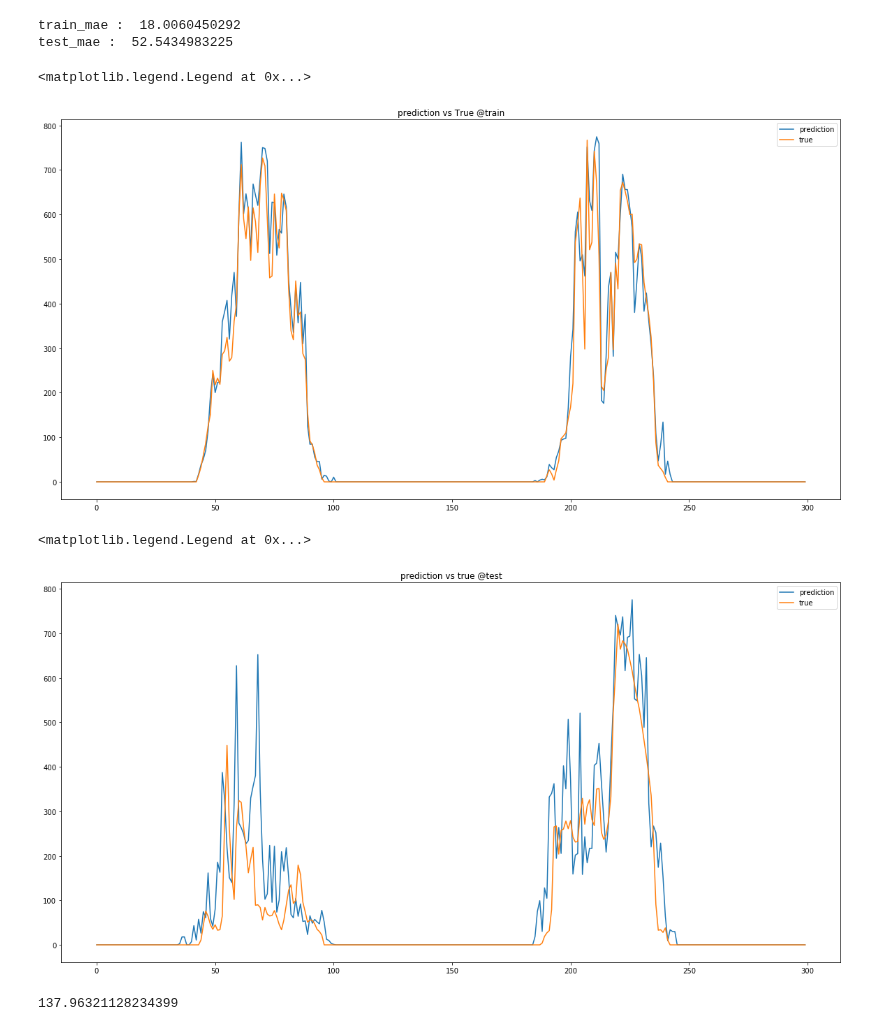
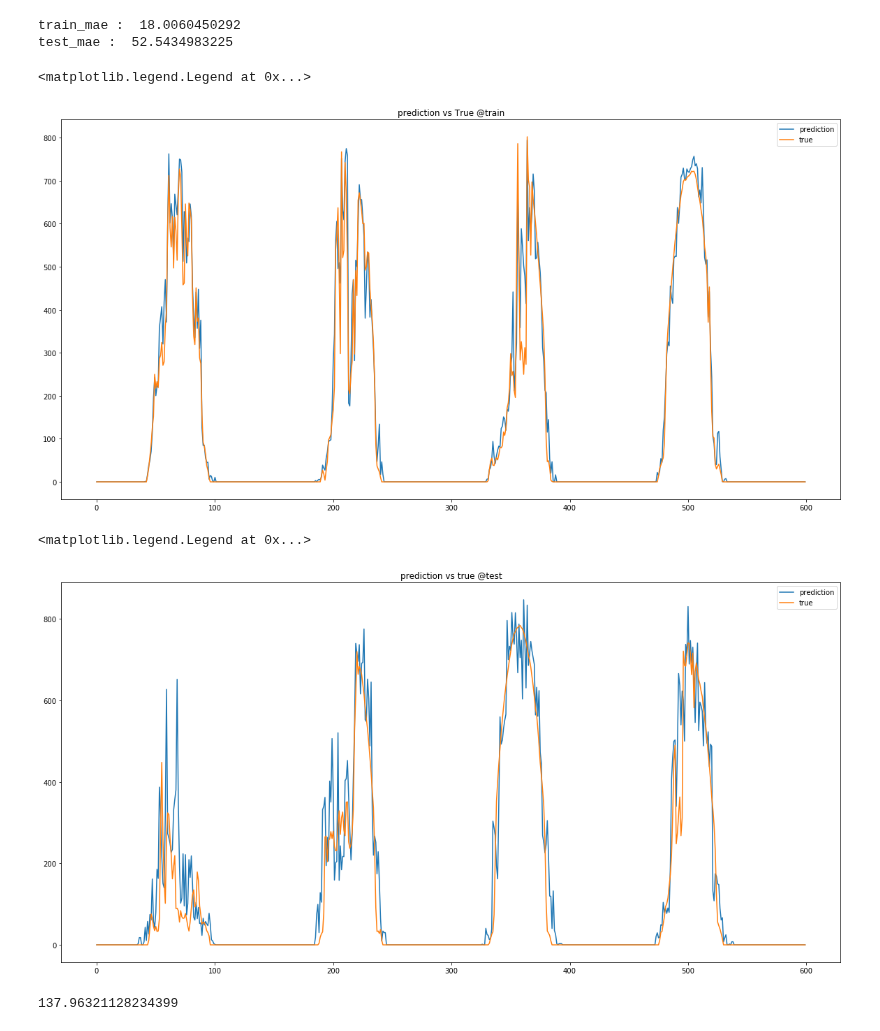
Before and after one commit to gciteam6/predict_amd, a Jupyter notebook: predict_output_by_realdata.ipynb, the cells around one changed output. Saved outputs shown, nothing was run; the diff lists cells and outputs as text; code cells hidden in the pictures.

```diff
--- a/predict_output_by_realdata.ipynb
+++ b/predict_output_by_realdata.ipynb
@@ -253,22 +251,22 @@ train_mae :  18.0060450292
 test_mae :  52.5434983225
 # %%
 plt.figure(figsize=(20, 10))
-plt.plot(Y_train_pred[0:300], label = "prediction")
-plt.plot(Y_train[0:300], label = "true")
+plt.plot(Y_train_pred[0:600], label = "prediction")
+plt.plot(Y_train[0:600], label = "true")
 plt.title("prediction vs True @train")
 plt.legend()
 # %% [output]
 <matplotlib.legend.Legend at 0x...>
-[figure, old version]
+[figure, new version]
 # %%
 plt.figure(figsize=(20, 10))
-plt.plot(Y_test_pred[0:300], label = "prediction")
-plt.plot(Y_test[0:300], label = "true")
+plt.plot(Y_test_pred[0:600], label = "prediction")
+plt.plot(Y_test[0:600], label = "true")
 plt.title("prediction vs true @test")
 plt.legend()
 # %% [output]
 <matplotlib.legend.Legend at 0x...>
-[figure, old version]
+[figure, new version]
 # %%
 # 30分ごとに集計した場合のmaeを見る
 prediction_30 = pd.DataFrame()
```
Also changed, not shown: parts of 7 cells of this notebook.
